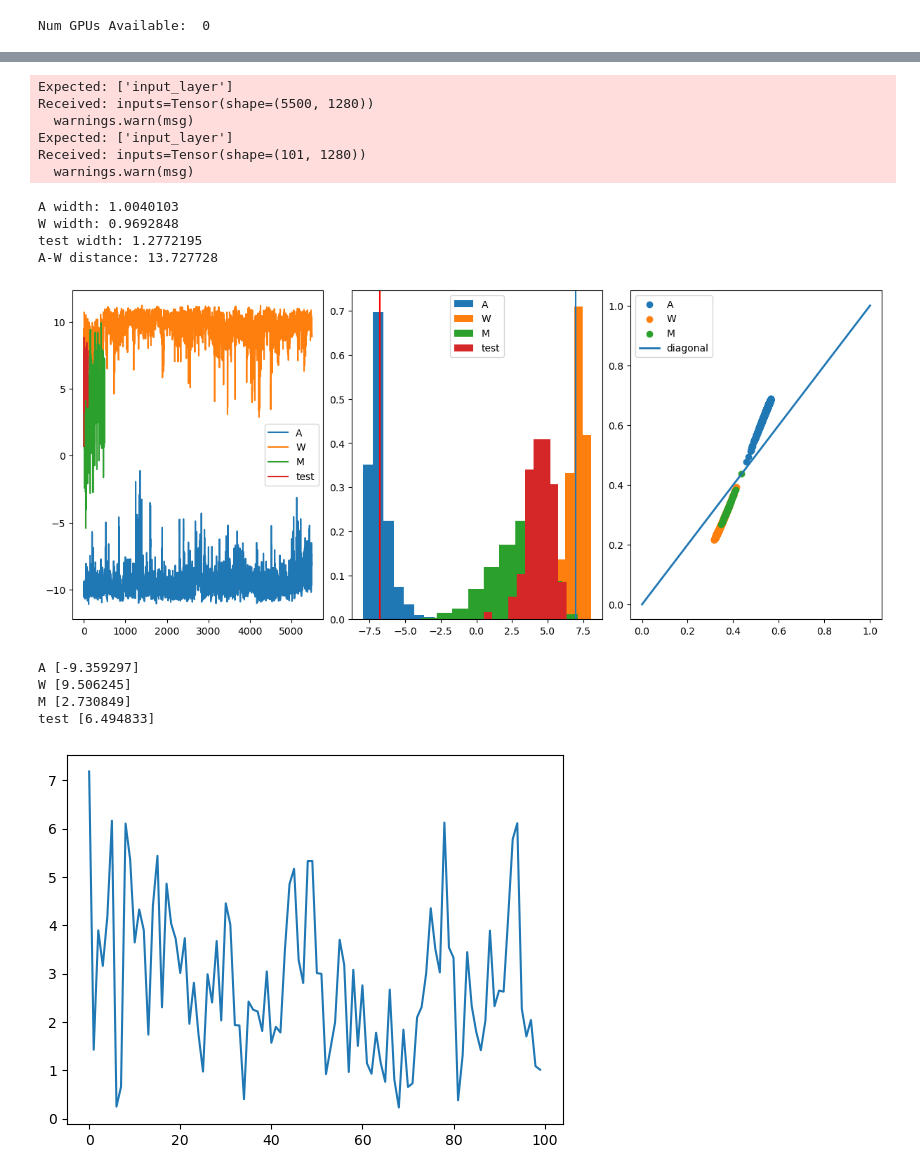
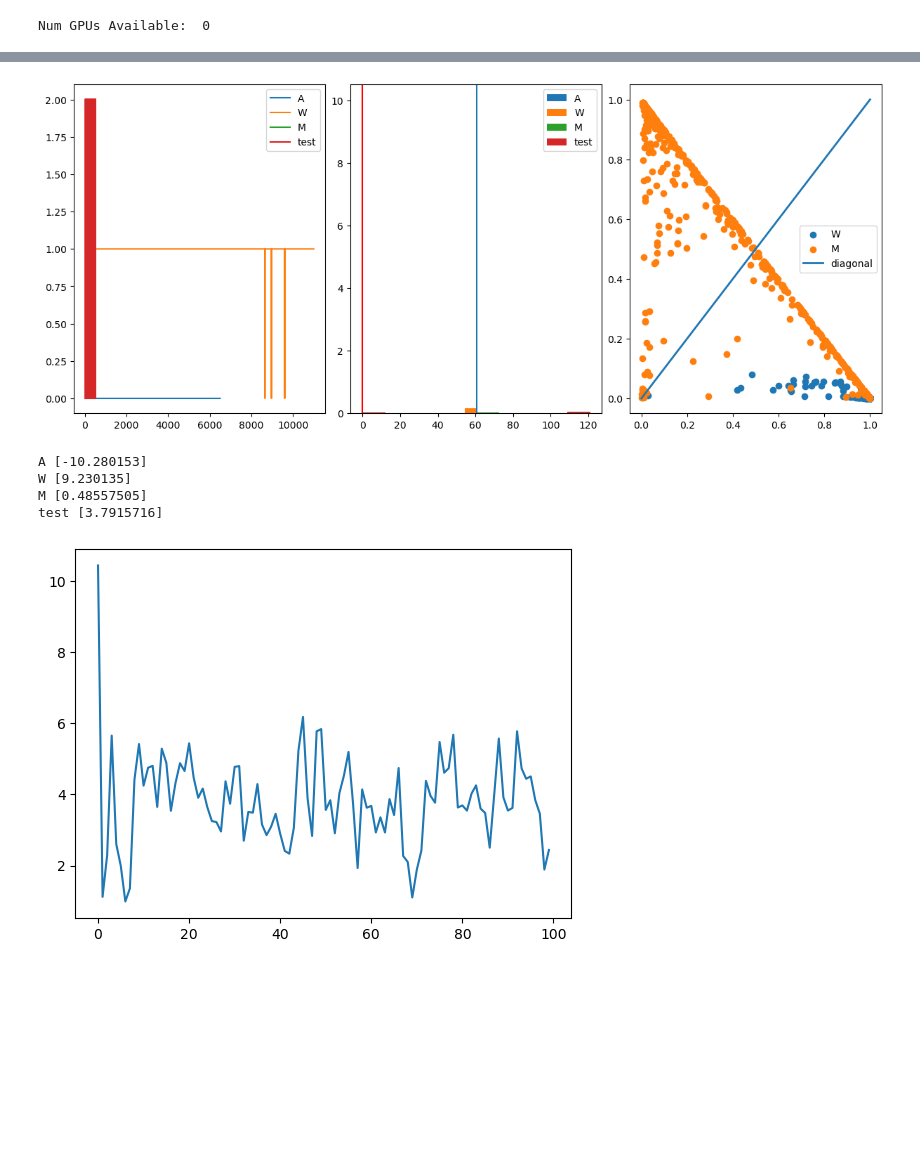
Before and after one commit to akalinow/RPi, a Jupyter notebook: FaceRecognition/FaceRecognition.ipynb, the cells around one changed output, grey strips where cells are left out. Cells and saved outputs as stored; diff of their text form; code cells hidden in the pictures; blank space fills up the shorter version.

```diff
--- a/FaceRecognition/FaceRecognition.ipynb
+++ b/FaceRecognition/FaceRecognition.ipynb
@@ -116,21 +149,22 @@ feature_extractor = keras.Model(
     outputs=[model.layers[-2].output],
 )
 
-response_A = model.predict(features_A)
-response_W =  model.predict(features_W)
-response_M =  model.predict(features_M)
-response_test =  model.predict(features_test)
+response_A = np.argmax(model.predict(features_A), axis=1)
+response_W =  np.argmax(model.predict(features_W), axis=1)
+response_M =  np.argmax(model.predict(features_M), axis=1)
+response_test =  2*(model.predict(features_test)[:,2]>0.2)
 
-features_2D_A = feature_extractor(features_A)[:,-2:]
-features_2D_W = feature_extractor(features_W)[:,-2:]
-features_2D_M = feature_extractor(features_test)[:,-2:]
+features_2D_A = model.predict(features_A)
+features_2D_W = model.predict(features_W)
+features_2D_test = model.predict(features_test)
+features_2D_M =  model.predict(features_test)
 
 fig, axes = plt.subplots(1,3,layout='constrained', figsize = (12,5))
 
-axes[0].plot(response_A[:,0], label="A")
-axes[0].plot(response_W[:,0], label="W")
-axes[0].plot(response_M[:,0], label="M")
-axes[0].plot(response_test[:,0], label="test")
+axes[0].plot(response_A[:], label="A")
+axes[0].plot(response_W[:], label="W")
+axes[0].plot(response_M[:], label="M")
+axes[0].plot(response_test[:], label="test")
 axes[0].legend();
 
 sigma_A = response_A.std()
@@ -139,10 +173,10 @@ sigma_M = response_test.std()
 
 sigma = np.sqrt(sigma_A**2 + sigma_W**2)
 distance = np.mean(response_A/sigma) - np.mean(response_W/sigma)
-axes[1].hist(response_A[:,0]/sigma, density=True, label="A")
-axes[1].hist(response_W[:,0]/sigma, density=True, label="W")
-axes[1].hist(response_M[:,0]/sigma, density=True, label="M")
-axes[1].hist(response_test[:,0]/sigma, density=True, label="test")
+axes[1].hist(response_A[:]/sigma, density=True, label="A")
+axes[1].hist(response_W[:]/sigma, density=True, label="W")
+axes[1].hist(response_M[:]/sigma, density=True, label="M")
+axes[1].hist(response_test[:]/sigma, density=True, label="test")
 axes[1].axvline(x=np.mean(response_A/sigma),color="red")
 axes[1].axvline(x=np.mean(response_W/sigma))
 axes[1].legend();
@@ -152,9 +186,9 @@ print(colored("W width:","blue"),sigma_W)
 print(colored("test width:","blue"),sigma_M)
 print(colored("A-W distance:","blue"),np.abs(distance))
 
-axes[2].scatter(features_2D_A[:,0], features_2D_A[:,1], label="A")
-axes[2].scatter(features_2D_W[:,0], features_2D_W[:,1], label="W")
-axes[2].scatter(features_2D_M[:,0], features_2D_M[:,1], label="M")
+#axes[2].scatter(features_2D_A[:,0], features_2D_A[:,1], label="A")
+axes[2].scatter(features_2D_W[:,1], features_2D_W[:,2], label="W")
+axes[2].scatter(features_2D_M[:,1], features_2D_M[:,2], label="M")
 axes[2].plot([0,1], [0,1], lw=2, label="diagonal")
 axes[2].legend();
 # %% [output]
@@ -165,14 +207,4 @@ axes[2].legend();
-Expected: ['input_layer']
-Received: inputs=Tensor(shape=(5500, 1280))
-  warnings.warn(msg)
-Expected: ['input_layer']
-Received: inputs=Tensor(shape=(101, 1280))
-  warnings.warn(msg)
-A width: 1.0040103
-W width: 0.9692848
-test width: 1.2772195
-A-W distance: 13.727728
-[figure, old version]
+[figure, new version]
 # %%
 v1 = response_W[:4000,:]
 v2 = response_A[:4000,:]
@@ -190,11 +222,11 @@ print(colored("W","blue"),response_W[20,:])
 print(colored("M","blue"),response_M[20,:])
 print(colored("test","blue"),response_test[20,:])
 # %% [output]
-A [-9.359297]
-W [9.506245]
-M [2.730849]
-test [6.494833]
+A [-10.280153]
+W [9.230135]
+M [0.48557505]
+test [3.7915716]
-[figure, old version]
+[figure, new version]
 # %%
 last_layer = model.layers[-1]
 x = feature_extractor(features_A)[0:1,:].numpy()
```
Also changed, not shown: parts of 9 cells of this notebook, 3 other files.
